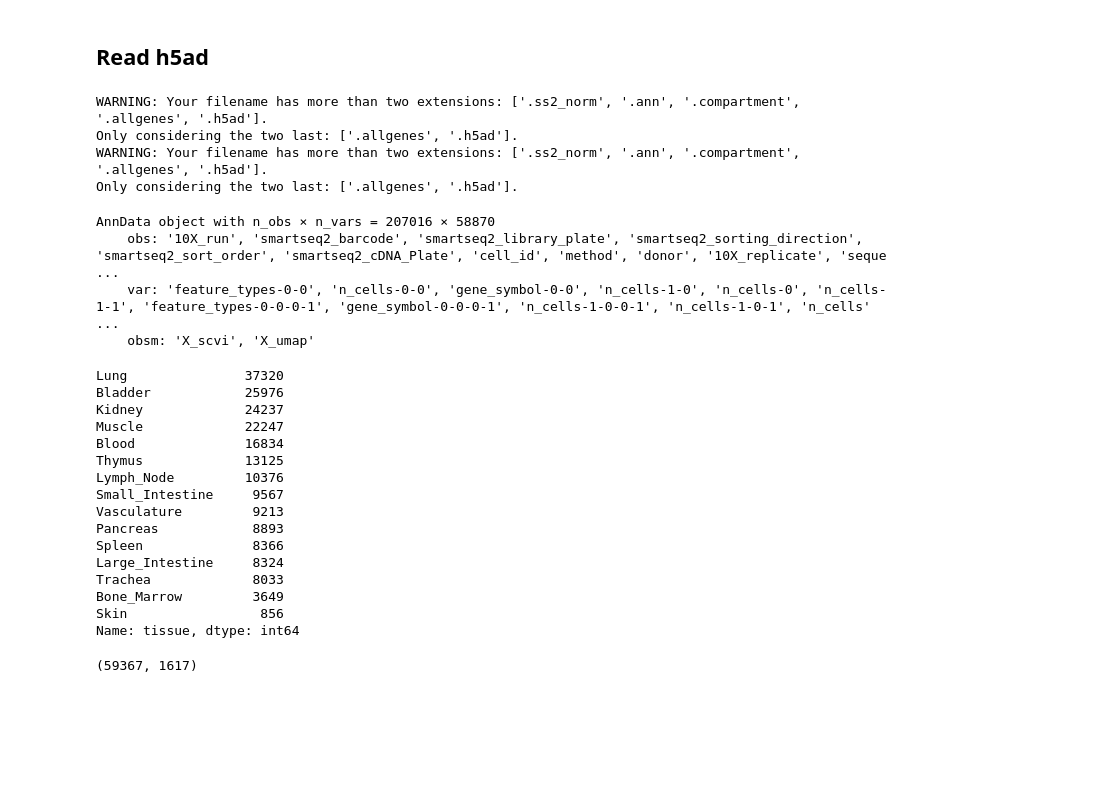
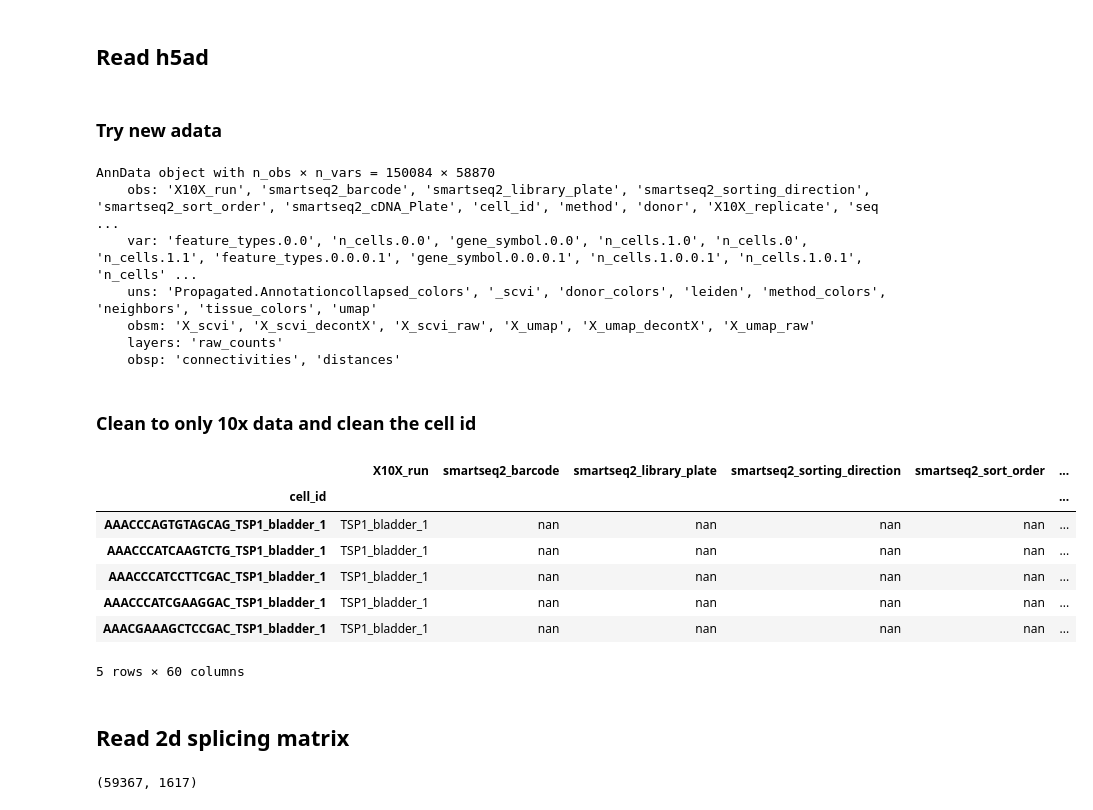
Before and after one commit to czbiohub-sf/tabula-sapiens, a Jupyter notebook: analysis-scripts/pilot1_pilot2/004_splicing_dists.ipynb, the cells around one changed output. Cells and saved outputs as stored; diff of their text form; code cells hidden in the pictures; blank space fills up the shorter version.

```diff
--- a/analysis-scripts/pilot1_pilot2/004_splicing_dists.ipynb
+++ b/analysis-scripts/pilot1_pilot2/004_splicing_dists.ipynb
@@ -67,37 +67,39 @@ drwxr-xr-x 3 olga czb 4.0K Oct 13 11:04 ..
 -rw-r--r-- 1 olga czb 679M Oct 13 11:05 tabula_sapiens_10x_splicing_tidy.parquet
 # %% [markdown]
 ## Read h5ad
+# %% [markdown]
+### Try new adata
 # %%
-h5ad = '/home/olga/Pilot1_Pilot2_filtered_ensembl_id_Aug5.ss2_norm.ann.compartment.allgenes.h5ad'
-adata = sc.read(h5ad)
+# h5ad = '/home/olga/Pilot1_Pilot2_filtered_ensembl_id_Aug5.ss2_norm.ann.compartment.allgenes.h5ad'
+
+# Newest, freshest data
+h5ad2 = '/home/olga/data_sm/tabula-sapiens/data-objects/Pilot1_Pilot2.decontX.h5ad'
+adata = sc.read(h5ad2)
 adata
 # %% [output]
-WARNING: Your filename has more than two extensions: ['.ss2_norm', '.ann', '.compartment', '.allgenes', '.h5ad'].
-Only considering the two last: ['.allgenes', '.h5ad'].
-WARNING: Your filename has more than two extensions: ['.ss2_norm', '.ann', '.compartment', '.allgenes', '.h5ad'].
-Only considering the two last: ['.allgenes', '.h5ad'].
+AnnData object with n_obs × n_vars = 150084 × 58870
+    obs: 'X10X_run', 'smartseq2_barcode', 'smartseq2_library_plate', 'smartseq2_sorting_direction', 'smartseq2_sort_order', 'smartseq2_cDNA_Plate', 'cell_id', 'method', 'donor', 'X10X_replicate', 'seq ...
+    var: 'feature_types.0.0', 'n_cells.0.0', 'gene_symbol.0.0', 'n_cells.1.0', 'n_cells.0', 'n_cells.1.1', 'feature_types.0.0.0.1', 'gene_symbol.0.0.0.1', 'n_cells.1.0.0.1', 'n_cells.1.0.1', 'n_cells' ...
+    uns: 'Propagated.Annotationcollapsed_colors', '_scvi', 'donor_colors', 'leiden', 'method_colors', 'neighbors', 'tissue_colors', 'umap'
+    obsm: 'X_scvi', 'X_scvi_decontX', 'X_scvi_raw', 'X_umap', 'X_umap_decontX', 'X_umap_raw'
+    layers: 'raw_counts'
+    obsp: 'connectivities', 'distances'
-AnnData object with n_obs × n_vars = 207016 × 58870
-    obs: '10X_run', 'smartseq2_barcode', 'smartseq2_library_plate', 'smartseq2_sorting_direction', 'smartseq2_sort_order', 'smartseq2_cDNA_Plate', 'cell_id', 'method', 'donor', '10X_replicate', 'seque ...
-    var: 'feature_types-0-0', 'n_cells-0-0', 'gene_symbol-0-0', 'n_cells-1-0', 'n_cells-0', 'n_cells-1-1', 'feature_types-0-0-0-1', 'gene_symbol-0-0-0-1', 'n_cells-1-0-0-1', 'n_cells-1-0-1', 'n_cells' ...
-    obsm: 'X_scvi', 'X_umap'
-# %%
-adata.obs.tissue.value_counts()
-# %% [output]
-Lung               37320
-Bladder            25976
-Kidney             24237
-Muscle             22247
-Blood              16834
-Thymus             13125
-Lymph_Node         10376
-Small_Intestine     9567
-Vasculature         9213
-Pancreas            8893
-Spleen              8366
-Large_Intestine     8324
-Trachea             8033
-Bone_Marrow         3649
-Skin                 856
-Name: tissue, dtype: int64
+# %% [markdown]
+### Clean to only 10x data and clean the cell id
+# %%
+adata_10x = adata[adata.obs.method == "10X"]
+adata_10x.obs = adata_10x.obs.set_index('cell_id')
+adata_10x.obs.head()
+# %% [output]
+|  | X10X_run | smartseq2_barcode | smartseq2_library_plate | smartseq2_sorting_direction | smartseq2_sort_order | ... |
+| cell_id |  |  |  |  |  | ... |
+| AAACCCAGTGTAGCAG_TSP1_bladder_1 | TSP1_bladder_1 | nan | nan | nan | nan | ... |
+| AAACCCATCAAGTCTG_TSP1_bladder_1 | TSP1_bladder_1 | nan | nan | nan | nan | ... |
+| AAACCCATCCTTCGAC_TSP1_bladder_1 | TSP1_bladder_1 | nan | nan | nan | nan | ... |
+| AAACCCATCGAAGGAC_TSP1_bladder_1 | TSP1_bladder_1 | nan | nan | nan | nan | ... |
+| AAACGAAAGCTCCGAC_TSP1_bladder_1 | TSP1_bladder_1 | nan | nan | nan | nan | ... |
+5 rows × 60 columns
+# %% [markdown]
+## Read 2d splicing matrix
 # %%
 splicing2d = pd.read_parquet(f'{concatenated_splicing_folder}/tabula_sapiens_10x_splicing_2d.parquet')
```
Also changed, not shown: parts of 57 cells of this notebook, 1 other file.
